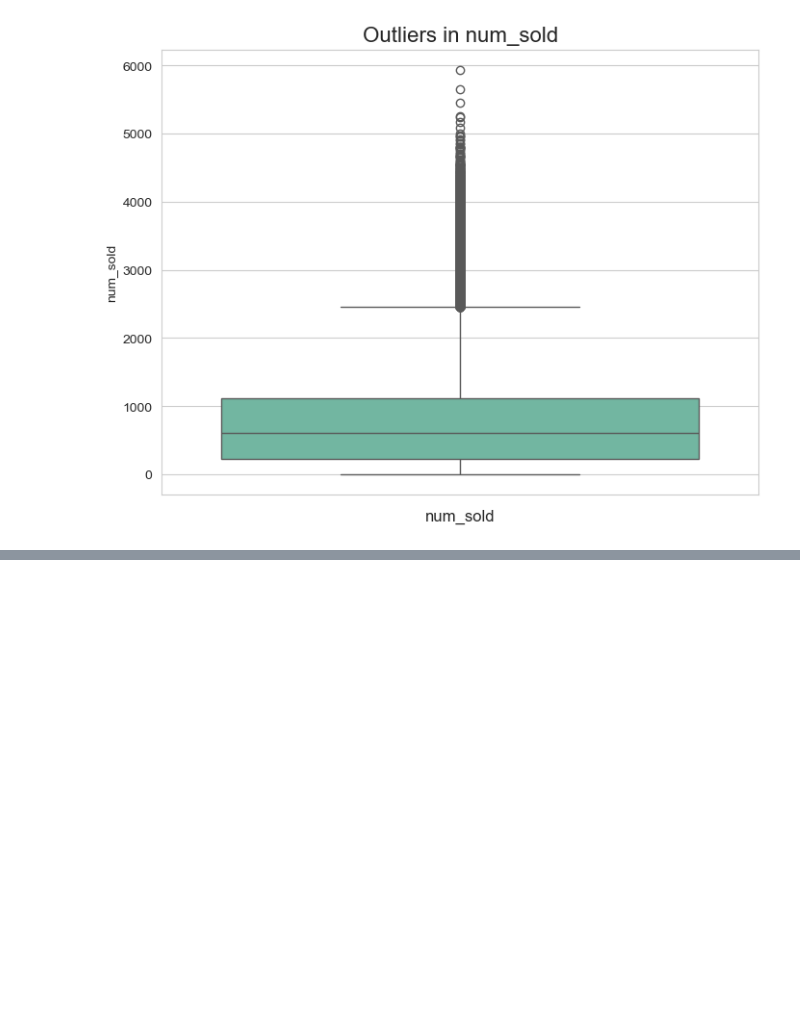
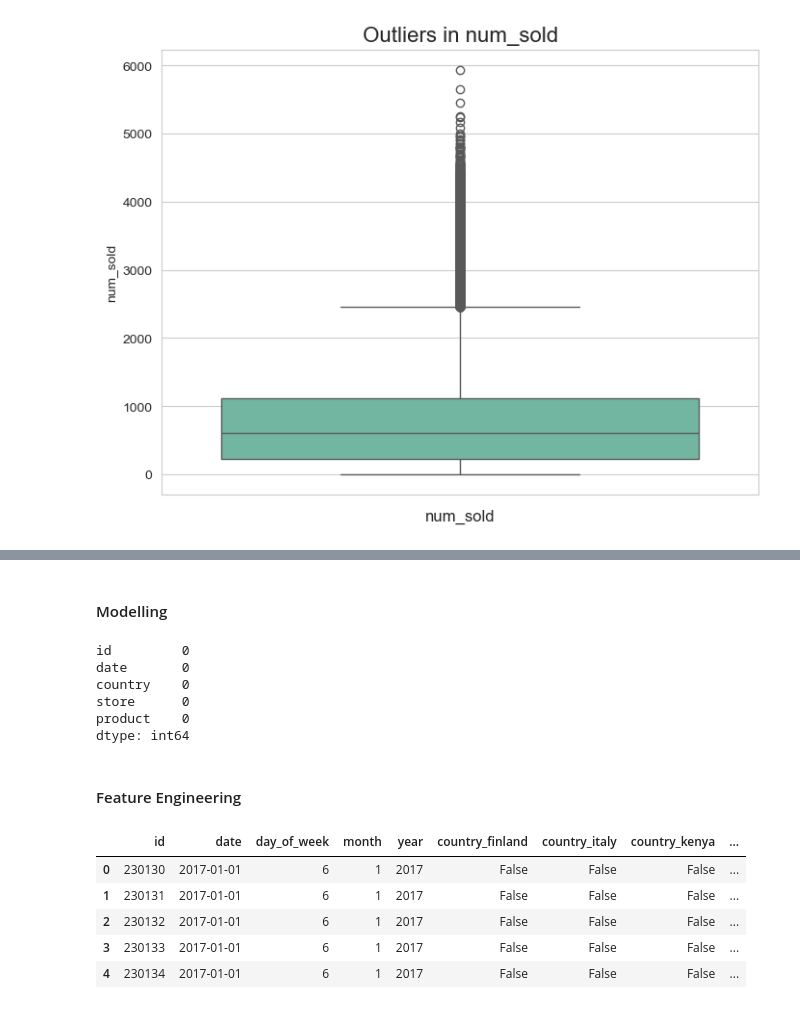
Before and after one commit to Abdul-Rahmann/kaggle, a Jupyter notebook: forecasting_sticker_sales/forecasting_sticker_sales.ipynb, the cells around one changed output, grey strips where cells are left out. Cells and saved outputs as stored; diff of their text form; code cells hidden in the pictures; blank space fills up the shorter version.

```diff
--- a/forecasting_sticker_sales/forecasting_sticker_sales.ipynb
+++ b/forecasting_sticker_sales/forecasting_sticker_sales.ipynb
@@ -146,0 +191,12 @@ Passing `palette` without assigning `hue` is deprecated and will be removed in v
+# %% [markdown]
+#### Modelling
+# %%
+test_df = pd.read_csv('data/test.csv')
+test_df.isna().sum()
+# %% [output]
+id         0
+date       0
+country    0
+store      0
+product    0
+dtype: int64
@@ -146,0 +208,14 @@ Passing `palette` without assigning `hue` is deprecated and will be removed in v
+# %% [markdown]
+#### Feature Engineering
+# %%
+# Train df
+df['date'] = pd.to_datetime(df['date'])
+df['day_of_week'] = pd.to_datetime(df['date']).dt.dayofweek
+df['month'] = pd.to_datetime(df['date']).dt.month
+df['year'] = pd.to_datetime(df['date']).dt.year
+
+# Test df
+test_df['date'] = pd.to_datetime(test_df['date'])
+test_df['day_of_week'] = pd.to_datetime(test_df['date']).dt.dayofweek
+test_df['month'] = pd.to_datetime(test_df['date']).dt.month
+test_df['year'] = pd.to_datetime(test_df['date']).dt.year
@@ -146,0 +225,9 @@ Passing `palette` without assigning `hue` is deprecated and will be removed in v
+# %%
+test_df.head()
+# %% [output]
+|  | id | date | day_of_week | month | year | country_finland | country_italy | country_kenya | ... |
+| 0 | 230130 | 2017-01-01 | 6 | 1 | 2017 | False | False | False | ... |
+| 1 | 230131 | 2017-01-01 | 6 | 1 | 2017 | False | False | False | ... |
+| 2 | 230132 | 2017-01-01 | 6 | 1 | 2017 | False | False | False | ... |
+| 3 | 230133 | 2017-01-01 | 6 | 1 | 2017 | False | False | False | ... |
+| 4 | 230134 | 2017-01-01 | 6 | 1 | 2017 | False | False | False | ... |
```
Also changed, not shown: parts of 13 cells of this notebook, 1 other file.
